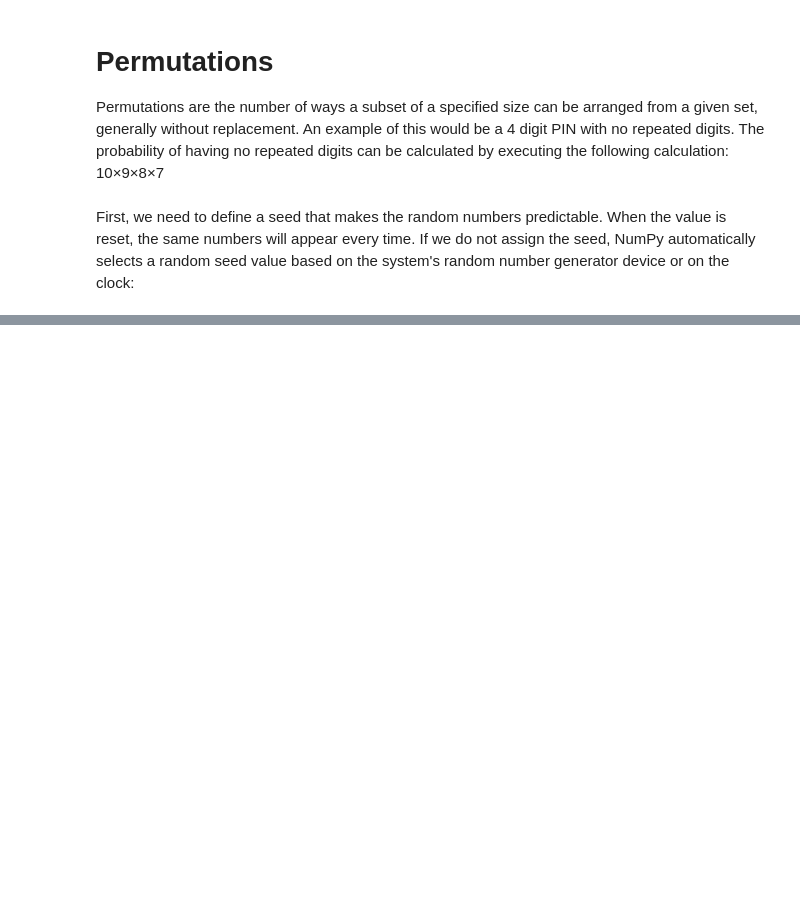
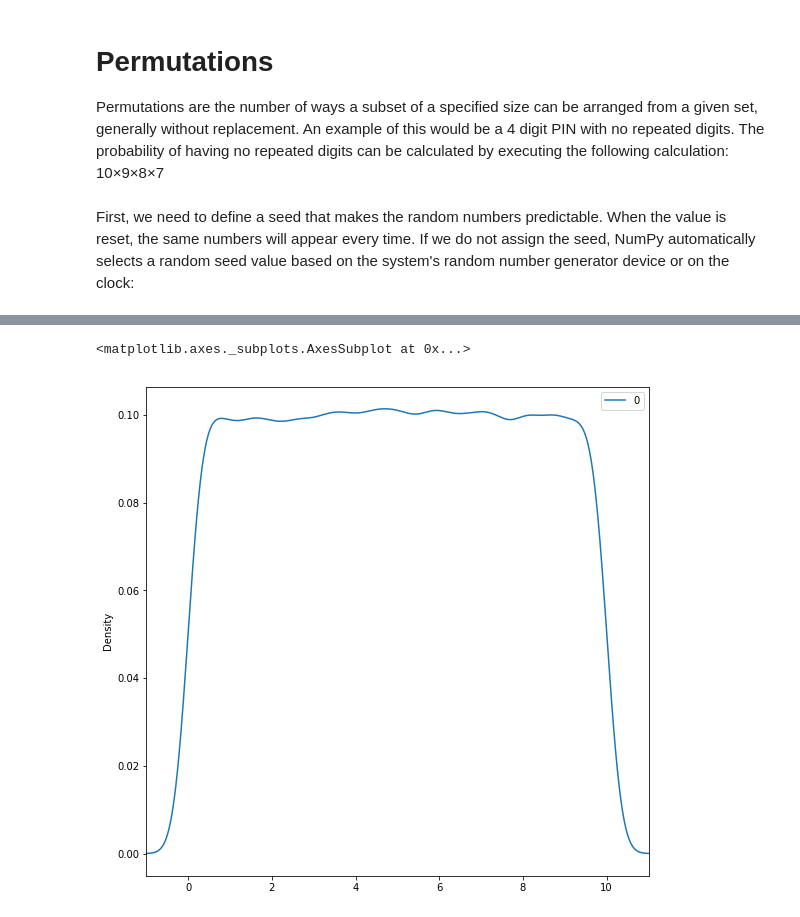
Before and after one commit to cdigap/ProgDA_Assignment, a Jupyter notebook: Numpy_Random_Assignment.ipynb, the cells around one changed output, grey strips where cells are left out. Saved outputs shown, nothing was run; the diff lists cells and outputs as text; code cells hidden in the pictures; blank space fills up the shorter version.

```diff
--- a/Numpy_Random_Assignment.ipynb
+++ b/Numpy_Random_Assignment.ipynb
@@ -49,0 +172,11 @@ random number generator device or on the clock:
+# %%
+uniform_data = stats.uniform.rvs(size=10000,  # Generate 100000 numbers
+                                 loc = 0,      # From 0
+                                 scale=10)     # To 10
+# %%
+pd.DataFrame(uniform_data).plot(kind="density",  # Plot the distribution
+                               figsize=(9,9),
+                               xlim=(-1,11))
+# %% [output]
+<matplotlib.axes._subplots.AxesSubplot at 0x...>
+[figure, added]
```
Also changed, not shown: parts of 41 cells of this notebook.
